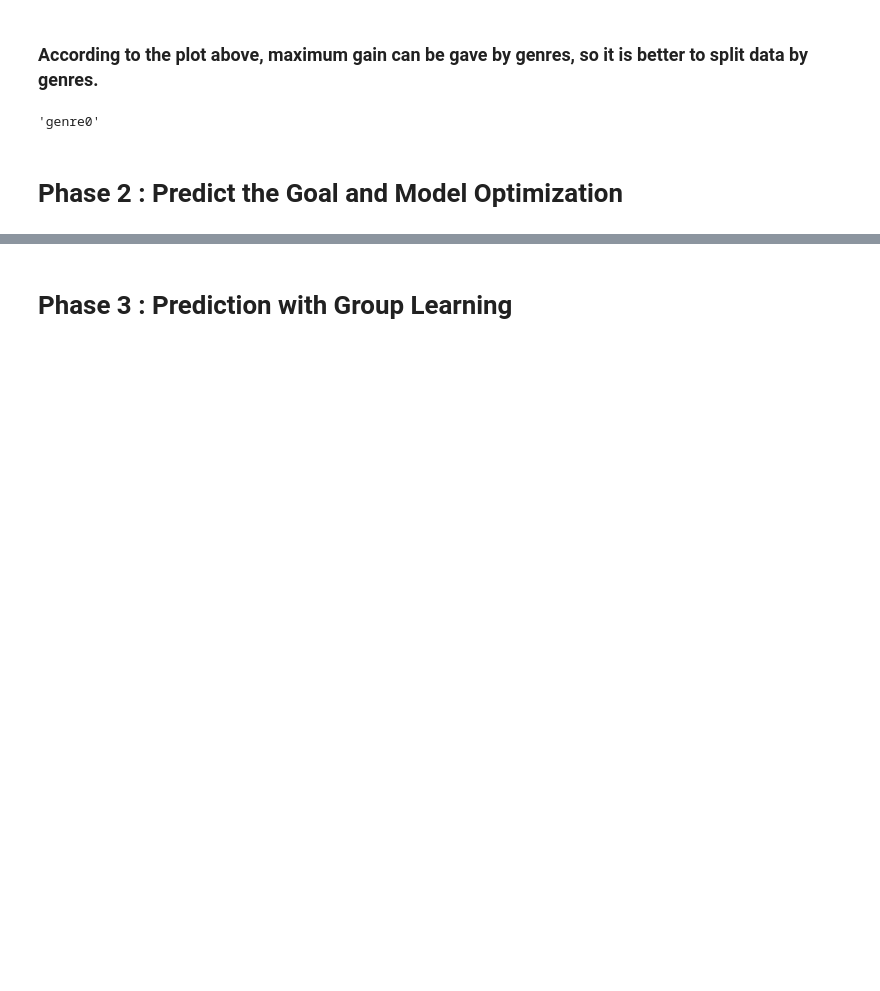
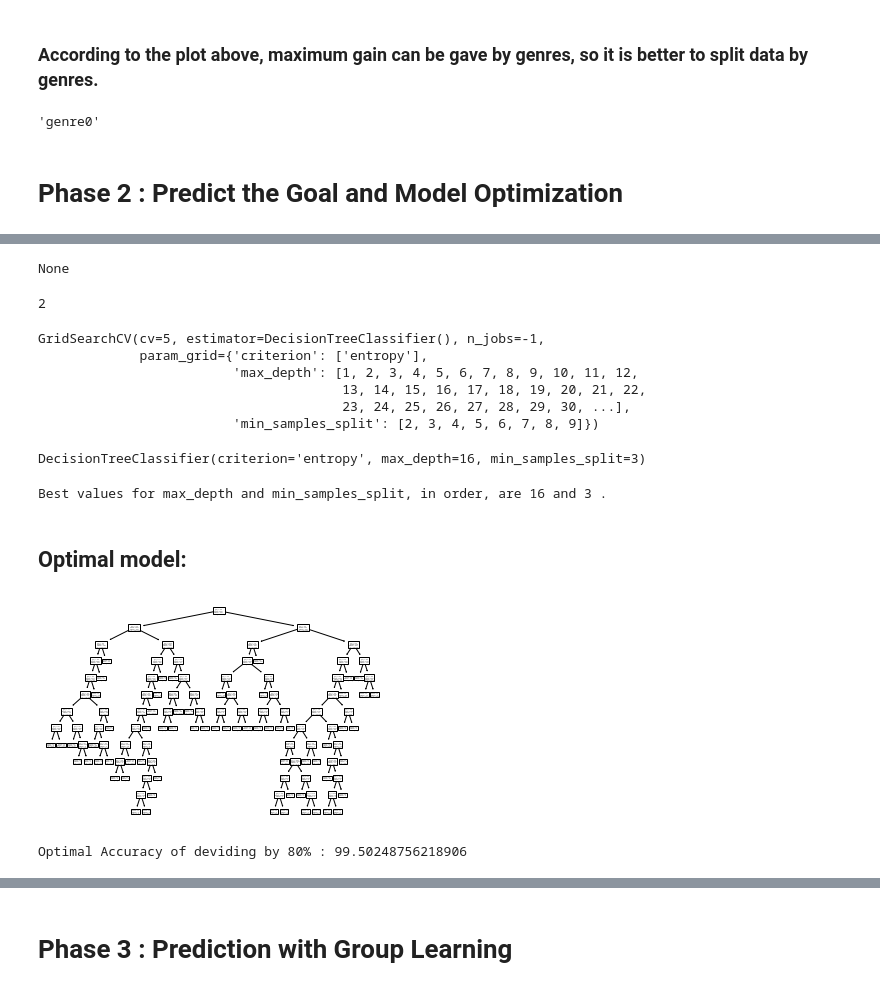
Before and after one commit to ae2079/AI_CA4, a Jupyter notebook: CA4.ipynb, the cells around one changed output, grey strips where cells are left out. Saved outputs shown, nothing was run; the diff lists cells and outputs as text; code cells hidden in the pictures; blank space fills up the shorter version.

```diff
--- a/CA4.ipynb
+++ b/CA4.ipynb
@@ -633,0 +697,40 @@ best_atribute
+# %%
+print(dtc.max_depth)
+# %% [output]
+None
+# %%
+print(dtc.min_samples_split)
+# %% [output]
+2
+# %%
+parameters = {'criterion' : ['entropy'], 'max_depth' : list(range(1,50)), 'min_samples_split' : list(range(2,10))}
+gsc = GridSearchCV(estimator=tree.DecisionTreeClassifier(),param_grid=parameters,cv=5, verbose=0, n_jobs=-1)
+gsc.fit(train_80p_df.drop(labels = "type", axis = 1).values, train_80p_df["type"])
+# %% [output]
+GridSearchCV(cv=5, estimator=DecisionTreeClassifier(), n_jobs=-1,
+             param_grid={'criterion': ['entropy'],
+                         'max_depth': [1, 2, 3, 4, 5, 6, 7, 8, 9, 10, 11, 12,
+                                       13, 14, 15, 16, 17, 18, 19, 20, 21, 22,
+                                       23, 24, 25, 26, 27, 28, 29, 30, ...],
+                         'min_samples_split': [2, 3, 4, 5, 6, 7, 8, 9]})
+# %%
+gsc.best_estimator_
+# %% [output]
+DecisionTreeClassifier(criterion='entropy', max_depth=16, min_samples_split=3)
+# %%
+md = gsc.best_estimator_.max_depth
+mss = gsc.best_estimator_.min_samples_split
+# %%
+print("Best values for max_depth and min_samples_split, in order, are", md, "and", mss, ".")
+# %% [output]
+Best values for max_depth and min_samples_split, in order, are 16 and 3 .
+# %% [markdown]
+## Optimal model:
+# %%
+dtc = tree.DecisionTreeClassifier(criterion = "entropy", max_depth = md, min_samples_split = mss)
+# %%
+optimal_model_80p = dtc.fit(train_80p_df.drop(labels = "type", axis = 1).values, train_80p_df["type"])
+# %%
+tree.plot_tree(dtc);
+# %% [output]
+[figure, added]
@@ -633,0 +747,4 @@ best_atribute
+# %%
+print("Optimal Accuracy of deviding by 80% :", optimal_accuracy_80p)
+# %% [output]
+Optimal Accuracy of deviding by 80% : 99.50248756218906
```
Also changed, not shown: parts of 59 cells of this notebook.
